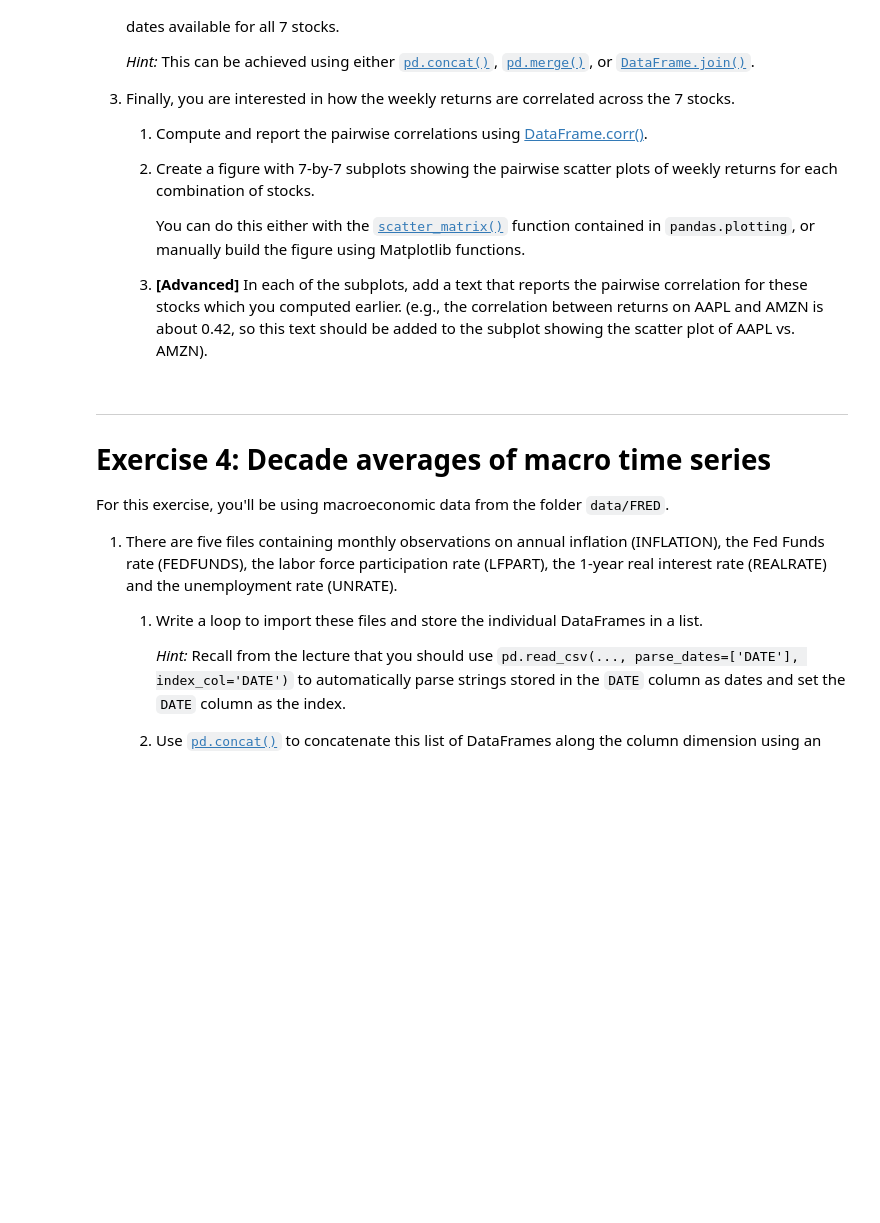
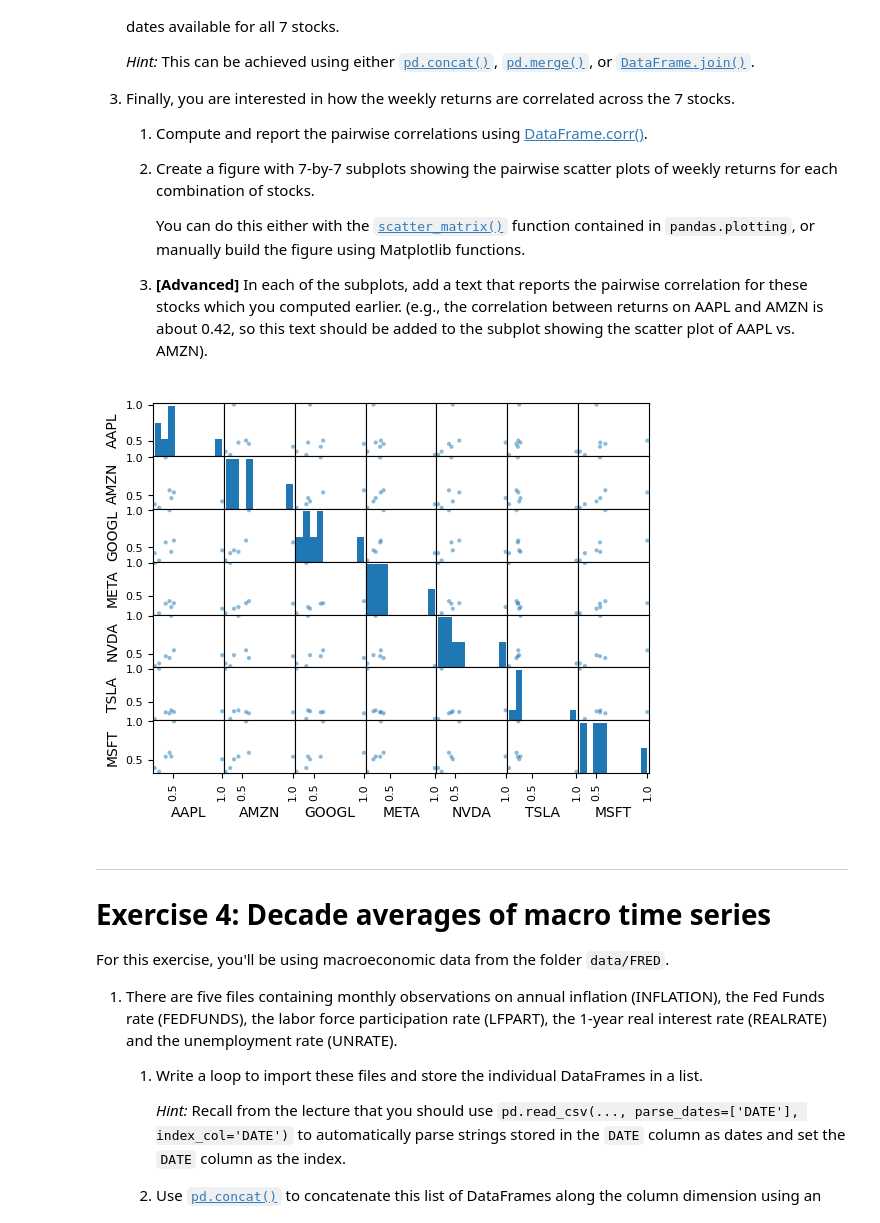
Before and after one commit to magnusjunge/TECH2-H25, a Jupyter notebook: workshops/workshop5/workshop5_MJ.ipynb, the cells around one changed output. Saved outputs shown, nothing was run; the diff lists cells and outputs as text; code cells hidden in the pictures; blank space fills up the shorter version.

```diff
--- a/workshops/workshop5/workshop5_MJ.ipynb
+++ b/workshops/workshop5/workshop5_MJ.ipynb
@@ -141,3 +147,28 @@ DATA_PATH2 = '../../data/stockmarket'
+# %%
+DATA_PATH2 = '../../data/stockmarket'
+
+tickers = ['AAPL', 'AMZN', 'GOOGL', 'META', 'NVDA', 'TSLA', 'MSFT']
+stock_data = []
+
+for i in tickers:
+    filename3 = f'{DATA_PATH2}/{i}.csv'
+    df1 = pd.read_csv(filename3, parse_dates=['Date'], index_col=['Date'])
+
+    first = df1.resample('W')['Open'].first()
+    last = df1.resample('W')['Close'].last()
+
+    returns = ((last - first) / first) * 100
+    stock_data.append(returns)
+# %%
+df_week = pd.concat(stock_data, axis=1, join='inner')
+df_week.columns = tickers
+df_corr = df_week.corr()
+# %%
+import pandas.plotting as pdp
+
+scatterplot = pdp.scatter_matrix(df_corr)
+# %% [output]
+[figure, added]
 # %% [markdown]
 ***
 # Exercise 4: Decade averages of macro time series
```
Also changed, not shown: parts of 5 cells of this notebook.
